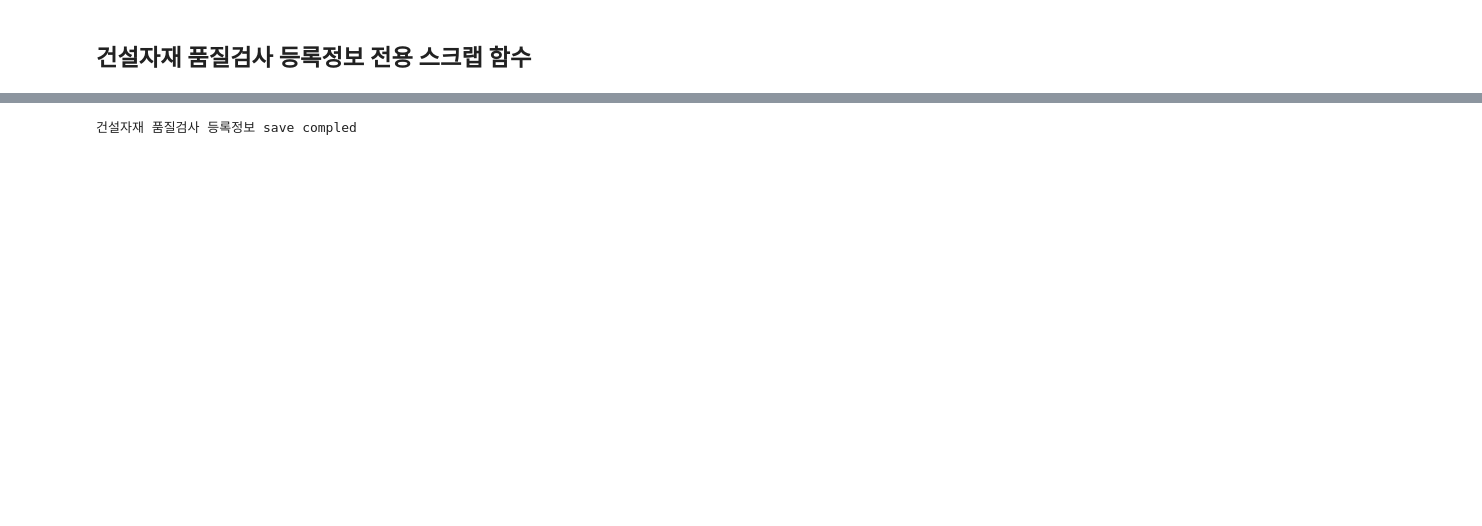
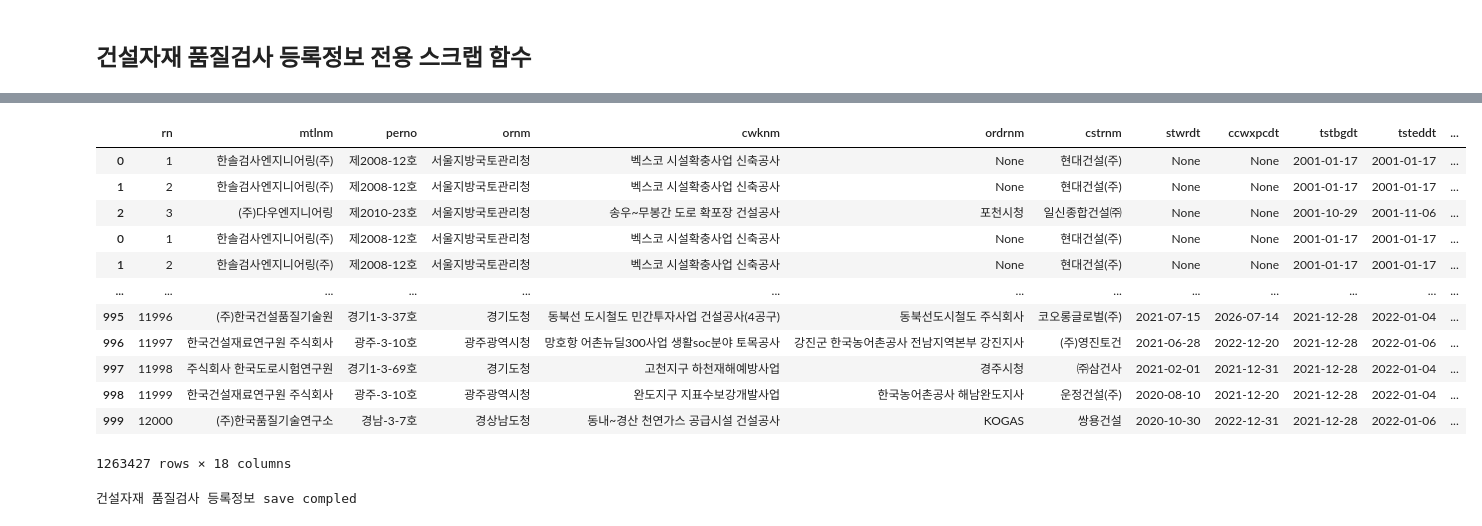
Before and after one commit to hyokwan/python_automation, a Jupyter notebook: apiScrapy/codeset/44.selectIoPmQtlTsitStsList.ipynb, the cells around one changed output, grey strips where cells are left out. Drawn from its saved outputs; the diff is of its cells as text; code cells hidden in the pictures; blank space fills up the shorter version.

```diff
--- a/apiScrapy/codeset/44.selectIoPmQtlTsitStsList.ipynb
+++ b/apiScrapy/codeset/44.selectIoPmQtlTsitStsList.ipynb
@@ -67,8 +68,10 @@ endYr
 # 기준년도 산정
 # 2001년 부터 데이터 존재
 startYr = "2001"
+mode = 2
 try:
     startYr = loadLastSearchYr()
+    mode = 1
 except Exception as e:
     print(e)
 # startYr = "2001" # <- 최초 데이터 수집 이후 주석처리해야 함
@@ -161,28 +180,34 @@ g_totalCount = 0
 # %%
 numOfRows = 1000 # 서버에서 최대 응답 가능한 row임
 resultDf = pd.DataFrame()
+APICALL = 0 #추가
+pageNo = 1
+pageList = [] #추가
 print("len of dateRange : ",len(dateRange))
 for i in range(0,len(dateRange)):
-    pageNo = 1
+
     print("i=",i)
     year = dateRange[i]
-    apiNo = i%APIKEYLEN
-    g_totalCount = 0
+#     apiNo = i%APIKEYLEN
+#     g_totalCount = 0
 
-    while True:
-        BASEPARAM={"serviceKey":APIKEY[apiNo],"year": year, "sortField": "tstBgDt","sortOrder": "ASC", "pageNo": pageNo, 'numOfRows':numOfRows, "type":"json"}
-        print("BASEPARAM ",BASEPARAM)
-        resultDf = myscrapy(URL,SITENAME,DATANAME,SERVICENAME,BASEPARAM,PAGEYN, JSONKEY, DUMMY,"jsonabnormal")
-        if resultDf.empty: # 정상 데이터가 없는 경우
-            print("No Data")
-            break
-        else:
-            resultDfMerged = resultDfMerged.append(resultDf)
-            g_totalCount -= numOfRows
-            print("g_totalCount : ", g_totalCount)
-            if(g_totalCount <= 0):
-                break
-            pageNo += 1
+#     while True:
+    BASEPARAM={"serviceKey":APIKEY[0],"year": year, "sortField": "tstBgDt","sortOrder": "ASC", "pageNo": pageNo, 'numOfRows':numOfRows, "type":"json"}
+    print("BASEPARAM ",BASEPARAM)
+    scrapyResult = cf.scrapy(URL,SITENAME,DATANAME,SERVICENAME,BASEPARAM,PAGEYN, APIKEY,APICALL, JSONKEY, DUMMY)
+    resultDf = scrapyResult[0]
+    pageList.append( scrapyResult[1] )
+    APICALL = scrapyResult[2]
+    if resultDf.empty: # 정상 데이터가 없는 경우
+        print("No Data")
+#         break
+    else:
+        resultDfMerged = resultDfMerged.append(resultDf)
+#             g_totalCount -= numOfRows
+#             print("g_totalCount : ", g_totalCount)
+#             if(g_totalCount <= 0):
+#                 break
+#             pageNo += 1
 # %% [output]
 len of dateRange :  22
 i= 0
@@ -192 +229,17 @@ KeyboardInterrupt:
+# %%
+resultDfMerged
+# %% [output]
+|  | rn | mtlnm | perno | ornm | cwknm | ordrnm | cstrnm | stwrdt | ccwxpcdt | tstbgdt | tsteddt | ... |
+| 0 | 1 | 한솔검사엔지니어링(주) | 제2008-12호 | 서울지방국토관리청 | 벡스코 시설확충사업 신축공사 | None | 현대건설(주) | None | None | 2001-01-17 | 2001-01-17 | ... |
+| 1 | 2 | 한솔검사엔지니어링(주) | 제2008-12호 | 서울지방국토관리청 | 벡스코 시설확충사업 신축공사 | None | 현대건설(주) | None | None | 2001-01-17 | 2001-01-17 | ... |
+| 2 | 3 | (주)다우엔지니어링 | 제2010-23호 | 서울지방국토관리청 | 송우~무봉간 도로 확포장 건설공사 | 포천시청 | 일신종합건설㈜ | None | None | 2001-10-29 | 2001-11-06 | ... |
+| 0 | 1 | 한솔검사엔지니어링(주) | 제2008-12호 | 서울지방국토관리청 | 벡스코 시설확충사업 신축공사 | None | 현대건설(주) | None | None | 2001-01-17 | 2001-01-17 | ... |
+| 1 | 2 | 한솔검사엔지니어링(주) | 제2008-12호 | 서울지방국토관리청 | 벡스코 시설확충사업 신축공사 | None | 현대건설(주) | None | None | 2001-01-17 | 2001-01-17 | ... |
+| ... | ... | ... | ... | ... | ... | ... | ... | ... | ... | ... | ... | ... |
+| 995 | 11996 | (주)한국건설품질기술원 | 경기1-3-37호 | 경기도청 | 동북선 도시철도 민간투자사업 건설공사(4공구) | 동북선도시철도 주식회사 | 코오롱글로벌(주) | 2021-07-15 | 2026-07-14 | 2021-12-28 | 2022-01-04 | ... |
+| 996 | 11997 | 한국건설재료연구원 주식회사 | 광주-3-10호 | 광주광역시청 | 망호항 어촌뉴딜300사업 생활soc분야 토목공사 | 강진군 한국농어촌공사 전남지역본부 강진지사 | (주)영진토건 | 2021-06-28 | 2022-12-20 | 2021-12-28 | 2022-01-06 | ... |
+| 997 | 11998 | 주식회사 한국도로시험연구원 | 경기1-3-69호 | 경기도청 | 고천지구 하천재해예방사업 | 경주시청 | ㈜삼건사 | 2021-02-01 | 2021-12-31 | 2021-12-28 | 2022-01-04 | ... |
+| 998 | 11999 | 한국건설재료연구원 주식회사 | 광주-3-10호 | 광주광역시청 | 완도지구 지표수보강개발사업 | 한국농어촌공사 해남완도지사 | 운정건설(주) | 2020-08-10 | 2021-12-20 | 2021-12-28 | 2022-01-04 | ... |
+| 999 | 12000 | (주)한국품질기술연구소 | 경남-3-7호 | 경상남도청 | 동내~경산 천연가스 공급시설 건설공사 | KOGAS | 쌍용건설 | 2020-10-30 | 2022-12-31 | 2021-12-28 | 2022-01-06 | ... |
+1263427 rows × 18 columns
 # %%
```
Also changed, not shown: parts of 6 cells of this notebook, 3 other files.
